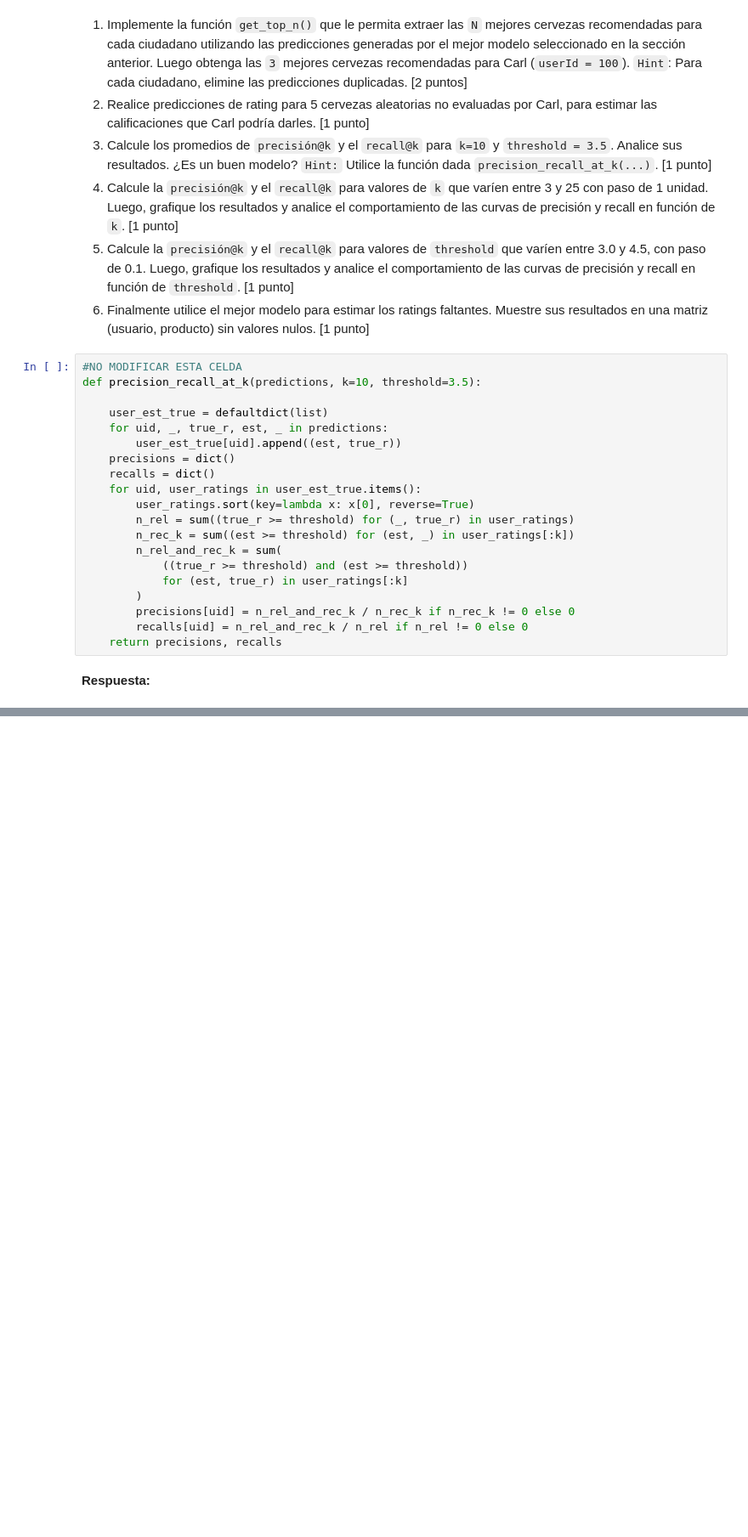
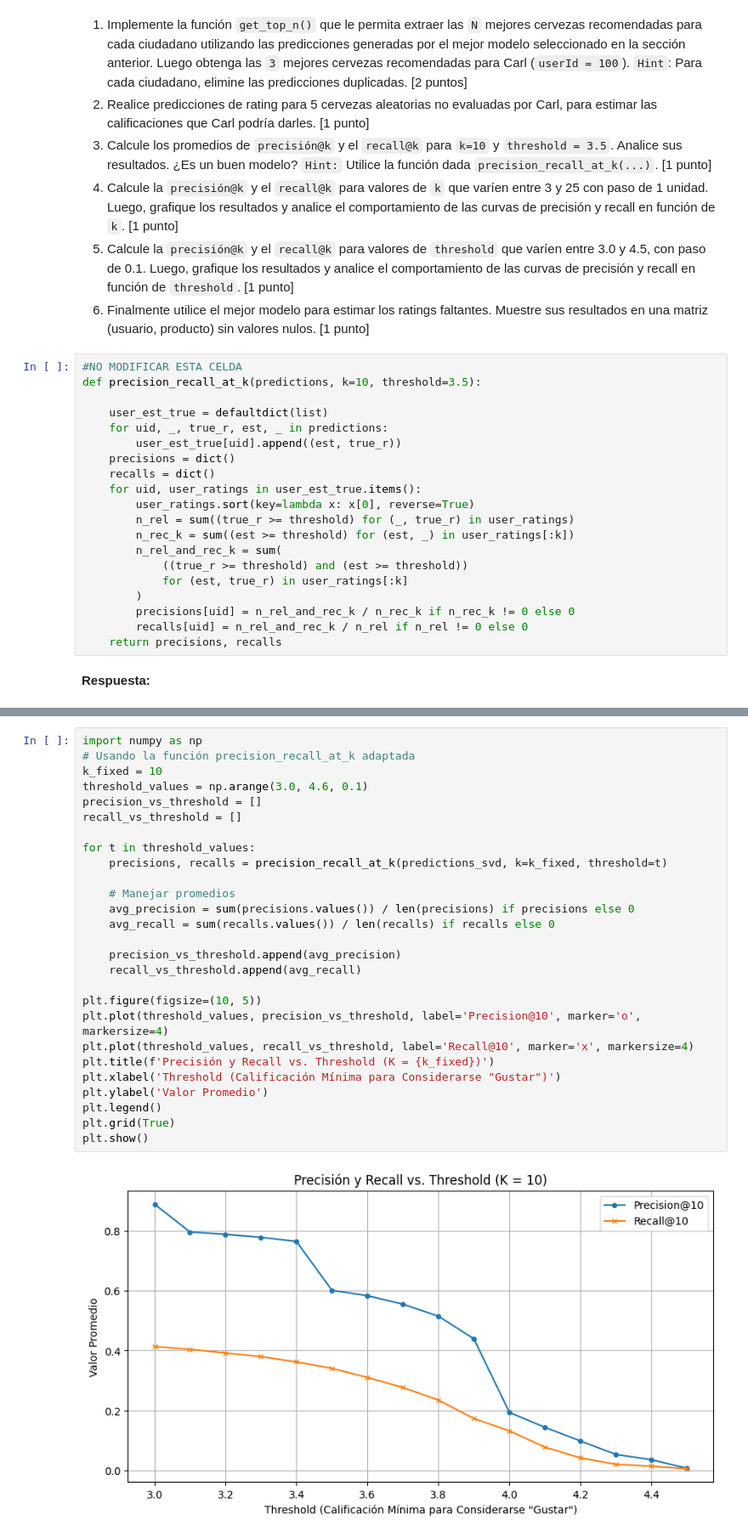
Before and after one commit to andresignacio-o/MDS7202, a Jupyter notebook: Lab10/Lab10_enunciado.ipynb, the cells around one changed output, grey strips where cells are left out. Shown at 85% size. Drawn from its saved outputs; the diff is of its cells as text; blank space fills up the shorter version.

```diff
--- a/Lab10/Lab10_enunciado.ipynb
+++ b/Lab10/Lab10_enunciado.ipynb
@@ -865,3 +1460,32 @@ def precision_recall_at_k(predictions, k=10, threshold=3.5):
+# %%
+import numpy as np
+# Usando la función precision_recall_at_k adaptada
+k_fixed = 10
+threshold_values = np.arange(3.0, 4.6, 0.1)
+precision_vs_threshold = []
+recall_vs_threshold = []
+
+for t in threshold_values:
+    precisions, recalls = precision_recall_at_k(predictions_svd, k=k_fixed, threshold=t)
+
+    # Manejar promedios
+    avg_precision = sum(precisions.values()) / len(precisions) if precisions else 0
+    avg_recall = sum(recalls.values()) / len(recalls) if recalls else 0
+
+    precision_vs_threshold.append(avg_precision)
+    recall_vs_threshold.append(avg_recall)
+
+plt.figure(figsize=(10, 5))
+plt.plot(threshold_values, precision_vs_threshold, label='Precision@10', marker='o', markersize=4)
+plt.plot(threshold_values, recall_vs_threshold, label='Recall@10', marker='x', markersize=4)
+plt.title(f'Precisión y Recall vs. Threshold (K = {k_fixed})')
+plt.xlabel('Threshold (Calificación Mínima para Considerarse "Gustar")')
+plt.ylabel('Valor Promedio')
+plt.legend()
+plt.grid(True)
+plt.show()
+# %% [output]
+[figure, added]
 # %% [markdown]
 # Conclusión
 
```
Also changed, not shown: parts of 24 cells of this notebook.
